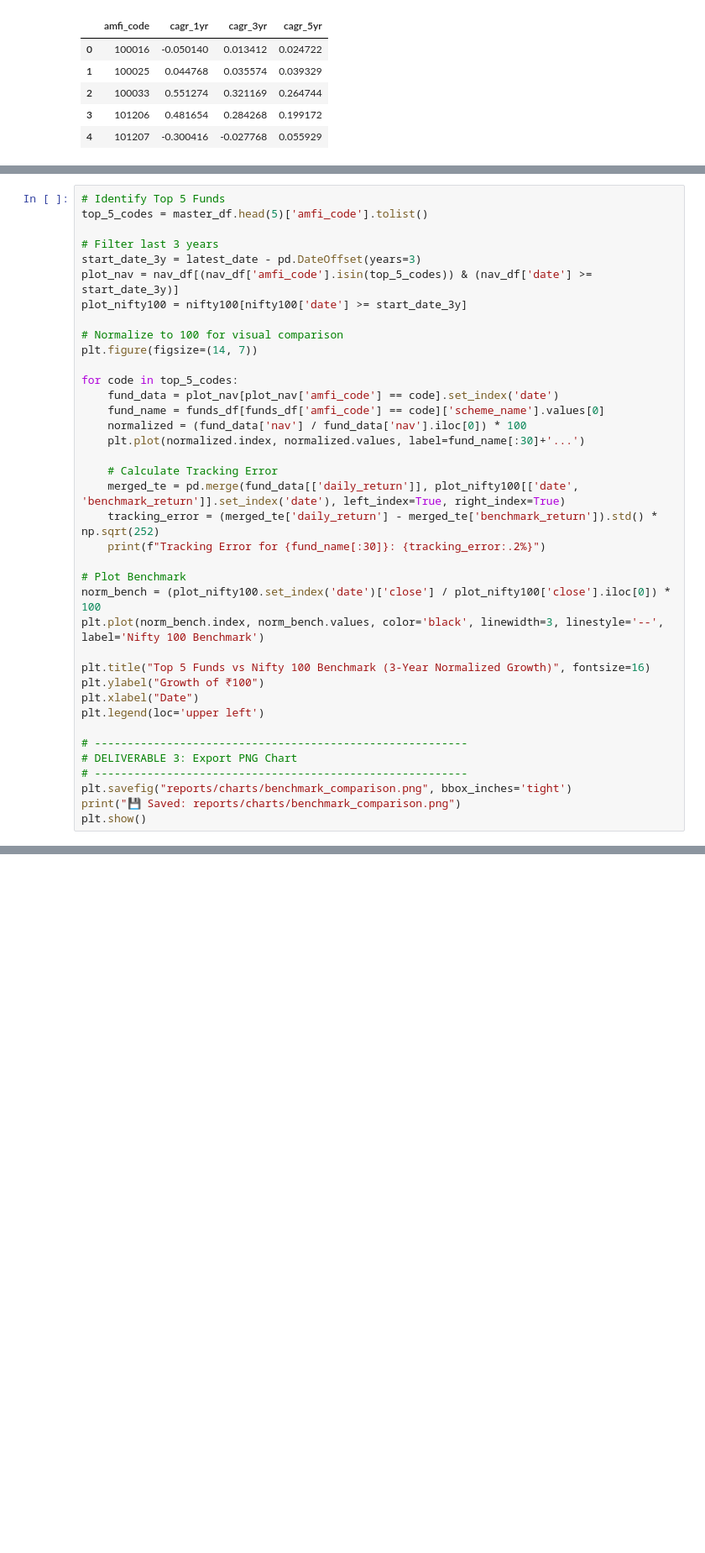
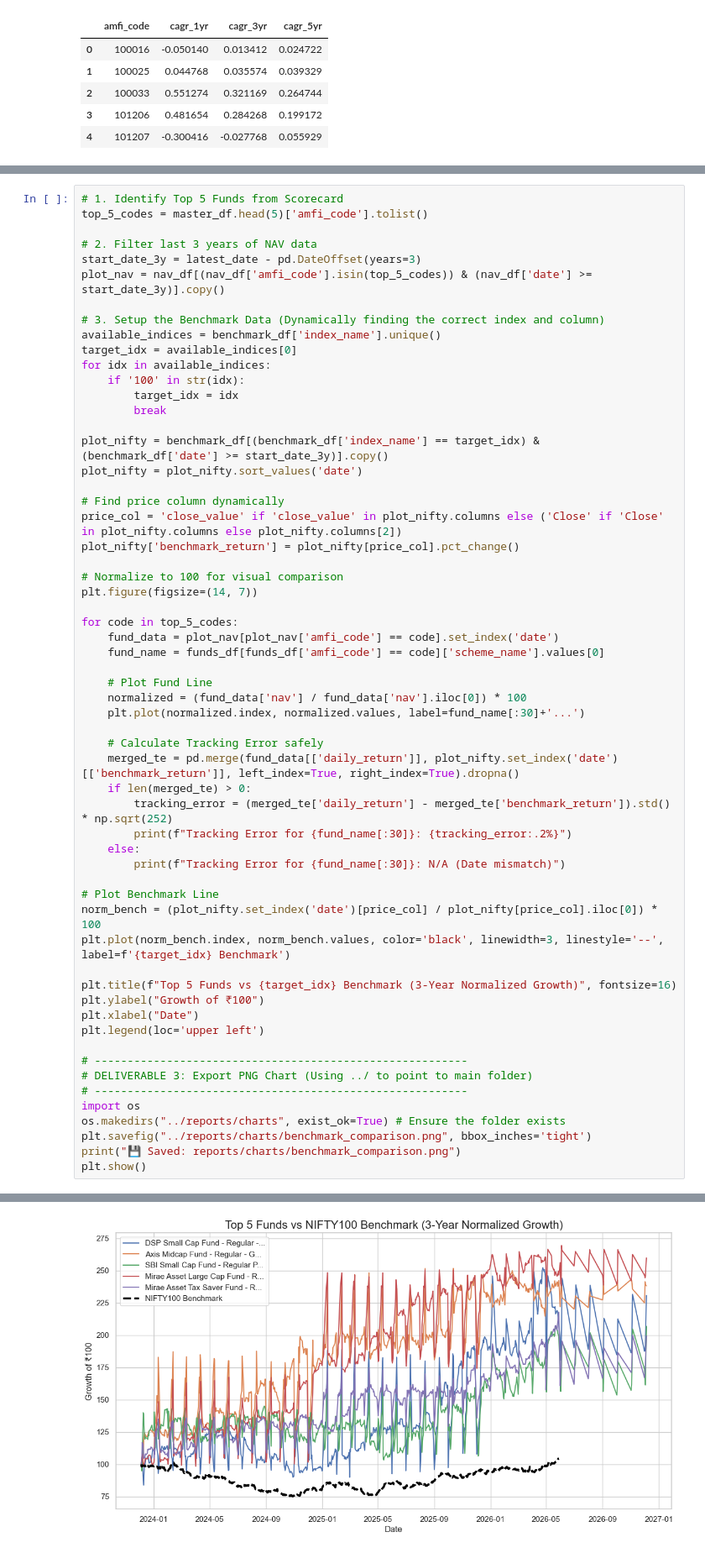
Before and after one commit to siddharthh-29/mutual_fund_project, a Jupyter notebook: notebooks/Performance_Analytics.ipynb, the cells around one changed output, grey strips where cells are left out. Shown at 84% size. Cells and saved outputs as stored; diff of their text form; blank space fills up the shorter version.

```diff
--- a/notebooks/Performance_Analytics.ipynb
+++ b/notebooks/Performance_Analytics.ipynb
@@ -185,11 +208,25 @@ master_df[['scheme_name', 'composite_score', 'cagr_3yr', 'sharpe_ratio', 'alpha'
 # %%
-# Identify Top 5 Funds
+# 1. Identify Top 5 Funds from Scorecard
 top_5_codes = master_df.head(5)['amfi_code'].tolist()
 
-# Filter last 3 years
+# 2. Filter last 3 years of NAV data
 start_date_3y = latest_date - pd.DateOffset(years=3)
-plot_nav = nav_df[(nav_df['amfi_code'].isin(top_5_codes)) & (nav_df['date'] >= start_date_3y)]
-plot_nifty100 = nifty100[nifty100['date'] >= start_date_3y]
+plot_nav = nav_df[(nav_df['amfi_code'].isin(top_5_codes)) & (nav_df['date'] >= start_date_3y)].copy()
+
+# 3. Setup the Benchmark Data (Dynamically finding the correct index and column)
+available_indices = benchmark_df['index_name'].unique()
+target_idx = available_indices[0]
+for idx in available_indices:
+    if '100' in str(idx):
+        target_idx = idx
+        break
+
+plot_nifty = benchmark_df[(benchmark_df['index_name'] == target_idx) & (benchmark_df['date'] >= start_date_3y)].copy()
+plot_nifty = plot_nifty.sort_values('date')
+
+# Find price column dynamically
+price_col = 'close_value' if 'close_value' in plot_nifty.columns else ('Close' if 'Close' in plot_nifty.columns else plot_nifty.columns[2])
+plot_nifty['benchmark_return'] = plot_nifty[price_col].pct_change()
 
 # Normalize to 100 for visual comparison
 plt.figure(figsize=(14, 7))
@@ -197,26 +234,34 @@ plt.figure(figsize=(14, 7))
 for code in top_5_codes:
     fund_data = plot_nav[plot_nav['amfi_code'] == code].set_index('date')
     fund_name = funds_df[funds_df['amfi_code'] == code]['scheme_name'].values[0]
+
+    # Plot Fund Line
     normalized = (fund_data['nav'] / fund_data['nav'].iloc[0]) * 100
     plt.plot(normalized.index, normalized.values, label=fund_name[:30]+'...')
 
-    # Calculate Tracking Error
-    merged_te = pd.merge(fund_data[['daily_return']], plot_nifty100[['date', 'benchmark_return']].set_index('date'), left_index=True, right_index=True)
-    tracking_error = (merged_te['daily_return'] - merged_te['benchmark_return']).std() * np.sqrt(252)
-    print(f"Tracking Error for {fund_name[:30]}: {tracking_error:.2%}")
+    # Calculate Tracking Error safely
+    merged_te = pd.merge(fund_data[['daily_return']], plot_nifty.set_index('date')[['benchmark_return']], left_index=True, right_index=True).dropna()
+    if len(merged_te) > 0:
+        tracking_error = (merged_te['daily_return'] - merged_te['benchmark_return']).std() * np.sqrt(252)
+        print(f"Tracking Error for {fund_name[:30]}: {tracking_error:.2%}")
+    else:
+        print(f"Tracking Error for {fund_name[:30]}: N/A (Date mismatch)")
 
-# Plot Benchmark
-norm_bench = (plot_nifty100.set_index('date')['close'] / plot_nifty100['close'].iloc[0]) * 100
-plt.plot(norm_bench.index, norm_bench.values, color='black', linewidth=3, linestyle='--', label='Nifty 100 Benchmark')
+# Plot Benchmark Line
+norm_bench = (plot_nifty.set_index('date')[price_col] / plot_nifty[price_col].iloc[0]) * 100
+plt.plot(norm_bench.index, norm_bench.values, color='black', linewidth=3, linestyle='--', label=f'{target_idx} Benchmark')
 
-plt.title("Top 5 Funds vs Nifty 100 Benchmark (3-Year Normalized Growth)", fontsize=16)
+plt.title(f"Top 5 Funds vs {target_idx} Benchmark (3-Year Normalized Growth)", fontsize=16)
 plt.ylabel("Growth of ₹100")
 plt.xlabel("Date")
 plt.legend(loc='upper left')
 
 # ---------------------------------------------------------
-# DELIVERABLE 3: Export PNG Chart
+# DELIVERABLE 3: Export PNG Chart (Using ../ to point to main folder)
 # ---------------------------------------------------------
-plt.savefig("reports/charts/benchmark_comparison.png", bbox_inches='tight')
+import os
+os.makedirs("../reports/charts", exist_ok=True) # Ensure the folder exists
+plt.savefig("../reports/charts/benchmark_comparison.png", bbox_inches='tight')
 print("💾 Saved: reports/charts/benchmark_comparison.png")
 plt.show()
+# %% [output]
@@ -222,0 +274 @@ plt.show()
+[figure, added]
```
Also changed, not shown: parts of 3 cells of this notebook, 5 other files.
